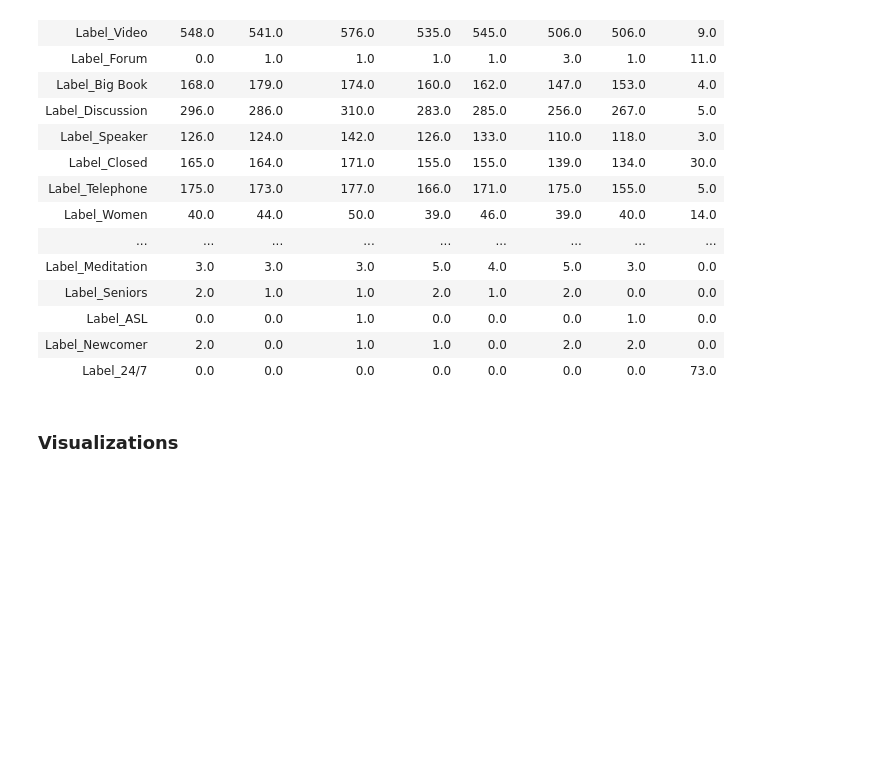
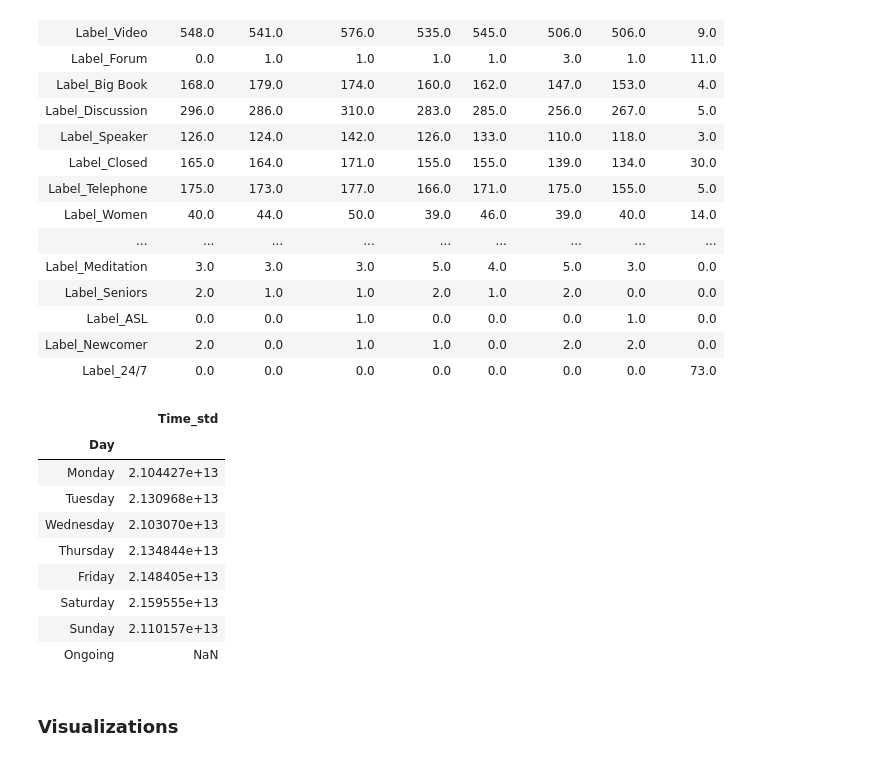
Before and after one commit to zimzoom/virtual-aa-meetings, a Jupyter notebook: 3-EDA.ipynb, the cells around one changed output. Saved outputs shown, nothing was run; the diff lists cells and outputs as text; code cells hidden in the pictures; blank space fills up the shorter version.

```diff
--- a/3-EDA.ipynb
+++ b/3-EDA.ipynb
@@ -302,6 +293,20 @@ df.groupby('Day').sum().T
 | Label_ASL | 0.0 | 0.0 | 1.0 | 0.0 | 0.0 | 0.0 | 1.0 | 0.0 |
 | Label_Newcomer | 2.0 | 0.0 | 1.0 | 1.0 | 0.0 | 2.0 | 2.0 | 0.0 |
 | Label_24/7 | 0.0 | 0.0 | 0.0 | 0.0 | 0.0 | 0.0 | 0.0 | 73.0 |
+# %%
+# Looks like Fri & Sat have more spread in times
+df.groupby('Day').agg(Time_std=('Time_del', 'std'))
+# %% [output]
+|  | Time_std |
+| Day |  |
+| Monday | 2.104427e+13 |
+| Tuesday | 2.130968e+13 |
+| Wednesday | 2.103070e+13 |
+| Thursday | 2.134844e+13 |
+| Friday | 2.148405e+13 |
+| Saturday | 2.159555e+13 |
+| Sunday | 2.110157e+13 |
+| Ongoing | NaN |
 # %% [markdown]
 ### Visualizations
 # %%
```
Also changed, not shown: parts of 7 cells of this notebook.
